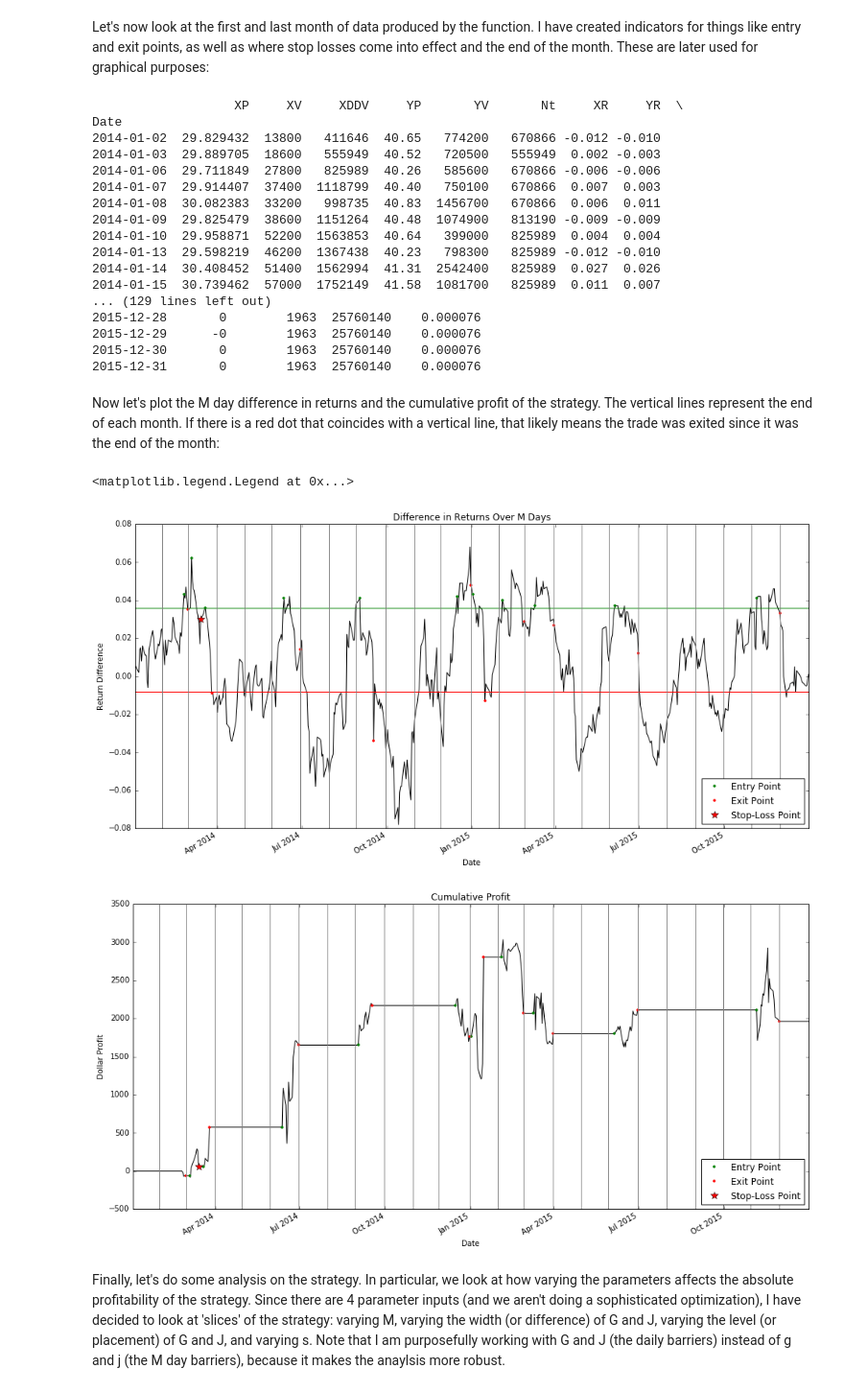
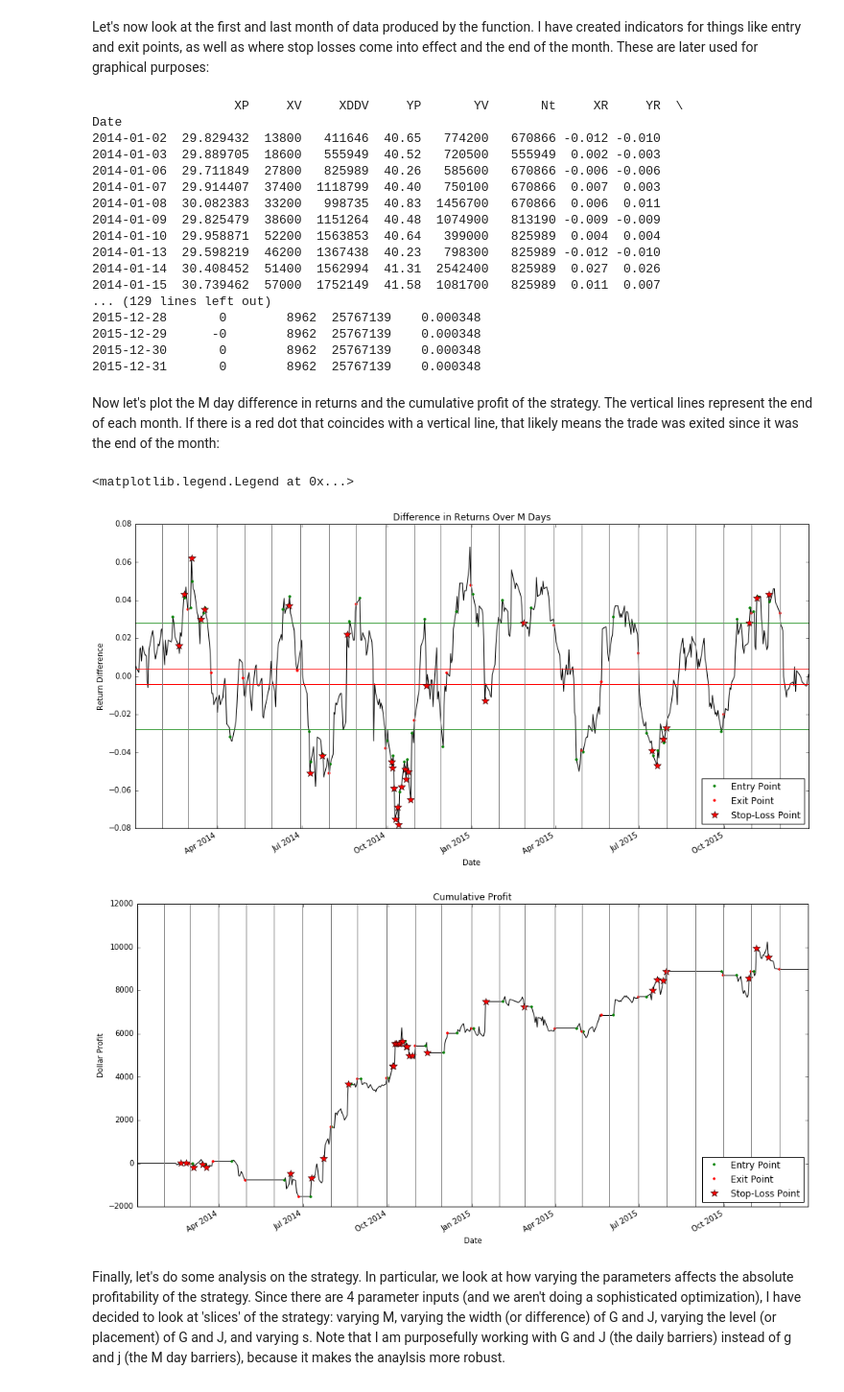
Before and after one commit to mbeven/FINM_2016_SPRING, a Jupyter notebook: FINM 33150/HW2/Michael_Beven_HW2.ipynb, the cells around one changed output. Shown at 96% size. Cells and saved outputs as stored; diff of their text form; code cells hidden in the pictures.

```diff
--- a/FINM 33150/HW2/Michael_Beven_HW2.ipynb
+++ b/FINM 33150/HW2/Michael_Beven_HW2.ipynb
@@ -47,11 +47,8 @@ def strat(M,g,j,s,X_code,Y_code,X_close,X_volume,Y_close,Y_volume):
   ############################################################################
 
   # grab data using Quandl
-  raw_data = Quandl.get(list((X_code,Y_code)),
-      authtoken="v21snmSix9KyXBWc1RkF",
-      trim_start="2013-12-02",
-      trim_end="2015-12-31",
-      returns="pandas")
+  raw_data = Quandl.get(list((X_code,Y_code)),authtoken="v21snmSix9KyXBWc1RkF",
+      trim_start="2013-12-02",trim_end="2015-12-31",returns="pandas")
 
   # take a subset of columns of the close data and volume (volume needed for daily
   # dollar volume)
@@ -102,8 +99,8 @@ def strat(M,g,j,s,X_code,Y_code,X_close,X_volume,Y_close,Y_volume):
   Signal.columns = ['Signal']
 
   # beginning January 1 2014, start generating signals based on g/j
-  Signal.Signal[df.DeltaM > g] = 1 # should be entering or maintaining trade
-  Signal.Signal[df.DeltaM < j] = -1 # should be exiting or out of trade
+  Signal.Signal[np.abs(df.DeltaM) > g] = 1 # should be entering or maintaining trade
+  Signal.Signal[np.abs(df.DeltaM) < j] = -1 # should be exiting or out of trade
 
   # account for exiting trades at the end of each month
   # create empty data frame
@@ -151,12 +148,15 @@ def strat(M,g,j,s,X_code,Y_code,X_close,X_volume,Y_close,Y_volume):
   Stop.columns = ['Stop']
   # mark if the simulation experiences a day such that the present position value
   # has lost more than a proportion s. Update Stop column and Signal column
-  Stop.Stop[(GTC.GTC != 0) & (GTC.GTC*s*-1>np.round(Signal.Signal*df.Nt/100,0).shift(1)*-df.Delta)] = 1
-  Signal.Signal[(GTC.GTC != 0) & (GTC.GTC*s*-1>np.round(Signal.Signal*df.Nt/100,0).shift(1)*-df.Delta)] = 0
+  Stop.Stop[(DeltaM.DeltaM > j) & (GTC.GTC != 0) & (GTC.GTC*s*-1>np.round(Signal.Signal*df.Nt/100,0).shift(1)*-df.Delta)] = 1
+  Signal.Signal[(DeltaM.DeltaM > j) & (GTC.GTC != 0) & (GTC.GTC*s*-1>np.round(Signal.Signal*df.Nt/100,0).shift(1)*-df.Delta)] = 0
+  Stop.Stop[(DeltaM.DeltaM < j) & (GTC.GTC != 0) & (GTC.GTC*s*-1>np.round(Signal.Signal*df.Nt/100,0).shift(1)*df.Delta)] = 1
+  Signal.Signal[(DeltaM.DeltaM < j) & (GTC.GTC != 0) & (GTC.GTC*s*-1>np.round(Signal.Signal*df.Nt/100,0).shift(1)*df.Delta)] = 0
+
 
   # roll forward the stop until DeltaM is above g again
   for i in range(1,len(df)):
-    if ((Stop.Stop[i-1]==1) | (Signal.Signal[i-1]==-1)) & (df.DeltaM[i] < g):
+    if ((Stop.Stop[i-1]==1) | (Signal.Signal[i-1]==-1)) & (np.abs(df.DeltaM[i]) < g):
         Signal.Signal[i] = -1
         Stop.Stop[i] = 0
   Signal.Signal[Signal.Signal == -1] = 0 # represent exiting trades with 0 instead of -1
@@ -181,9 +181,15 @@ def strat(M,g,j,s,X_code,Y_code,X_close,X_volume,Y_close,Y_volume):
   # the dollar profit(loss) is going to be the next day after the  trade has been
   # entered.  this profit amount will be the difference in returns of X and Y
   # times the trade size
-  Profit = pd.DataFrame(Size.Size.shift(1)*(-df.Delta)) # dollar profit(loss)
+  Profit = pd.DataFrame(np.zeros((len(df),1)))
+  Profit = Profit.set_index(df.index)
+  Profit.columns = ['Profit']
+  for i in range(1,len(df)):
+      if DeltaM.DeltaM[i] > j:
+          Profit.Profit[i] = Size.Size[i-1]*(-df.Delta[i])
+      if DeltaM.DeltaM[i] < j:
+          Profit.Profit[i] = Size.Size[i-1]*(df.Delta[i])
   Profit.ix[0] = 0 # can't calculate profit for the first day
-  Profit.columns = ['Profit']
   Cum_Profit = pd.DataFrame(np.cumsum(Profit.Profit)) #cumulative profit
   Cum_Profit.columns = ['Cum_Profit']
   # capital - the capital available grows(shrinks) on a daily basis, based on
@@ -205,9 +211,9 @@ Now that the function is complete, we can look at the table that it outputs.  As
 # %%
 # output
 M = 20
-G = 0.0018
-J = -0.0004
-s = 0.00015
+G = 0.0014
+J = 0.0002
+s = 0.00009
 X_code = 'EOD/XSD'
 Y_code = 'EOD/SMH'
 X_close = 'EOD.XSD - Adj_Close'
@@ -236,10 +242,10 @@ Date
 2014-01-14  30.408452  51400  1562994  41.31  2542400   825989  0.027  0.026
 2014-01-15  30.739462  57000  1752149  41.58  1081700   825989  0.011  0.007
 ... (129 lines left out)
-2015-12-28       0        1963  25760140    0.000076
-2015-12-29      -0        1963  25760140    0.000076
-2015-12-30       0        1963  25760140    0.000076
-2015-12-31       0        1963  25760140    0.000076
+2015-12-28       0        8962  25767139    0.000348
+2015-12-29      -0        8962  25767139    0.000348
+2015-12-30       0        8962  25767139    0.000348
+2015-12-31       0        8962  25767139    0.000348
 # %% [markdown]
 Now let's plot the M day difference in returns and the cumulative profit of the strategy.  The vertical lines represent the end of each month.  If there is a red dot that coincides with a vertical line, that likely means the trade was exited since it was the end of the month:
 # %%
@@ -250,6 +256,8 @@ plt.ylabel('Return Difference')
 df.DeltaM.plot(color='black')
 plt.axhline(y=G*M,color='green')
 plt.axhline(y=J*M,color='red')
+plt.axhline(y=-G*M,color='green')
+plt.axhline(y=-J*M,color='red')
 Entry_Pts = pd.DataFrame(df.Entry*df.DeltaM)
 Entry_Pts = Entry_Pts[Entry_Pts != 0]
 Exit_Pts = pd.DataFrame(df.Exit*df.DeltaM)
@@ -259,35 +267,35 @@ Stop_Pts = Stop_Pts[Stop_Pts != 0]
 p1, = plt.plot(Entry_Pts,'g.')
 p2, = plt.plot(Exit_Pts,'r.')
 p3, = plt.plot(Stop_Pts,'r*',ms=10)
 for i in range(0,len(df)):
     if df.EOM[i] == 1:
         plt.axvline(x=df.index[i],color='grey')
 plt.legend([p1,p2,p3],['Entry Point','Exit Point','Stop-Loss Point'],
            numpoints=1,loc='lower right')
 
 # plot cumulative profit
 plt.figure(2,figsize=(16,8))
 plt.title('Cumulative Profit')
 plt.ylabel('Dollar Profit')
 df.Cum_Profit.plot(color='black')
 Entry_Pts = pd.DataFrame(df.Entry*df.Cum_Profit)
 Entry_Pts = Entry_Pts[Entry_Pts != 0]
 Exit_Pts = pd.DataFrame(df.Exit*df.Cum_Profit)
 Exit_Pts = Exit_Pts[Exit_Pts != 0]
 Stop_Pts = pd.DataFrame(df.Stop*df.Cum_Profit)
 Stop_Pts = Stop_Pts[Stop_Pts != 0]
 p1, = plt.plot(Entry_Pts,'g.')
 p2, = plt.plot(Exit_Pts,'r.')
 p3, = plt.plot(Stop_Pts,'r*',ms=10)
 for i in range(0,len(df)):
     if df.EOM[i] == 1:
         plt.axvline(x=df.index[i],color='grey')
 plt.legend([p1,p2,p3],['Entry Point','Exit Point','Stop-Loss Point'],
            numpoints=1,loc='lower right')
 # %% [output]
 <matplotlib.legend.Legend at 0x...>
-[figure, old version]
+[figure, new version]
-[figure, old version]
+[figure, new version]
 # %% [markdown]
 Finally, let's do some analysis on the strategy.  In particular, we look at how varying the parameters affects the absolute profitability of the strategy.  Since there are 4 parameter inputs (and we aren't doing a sophisticated optimization), I have decided to look at 'slices' of the strategy: varying M, varying the width (or difference) of G and J, varying the level (or placement) of G and J, and varying s.  Note that I am purposefully working with G and J (the daily barriers) instead of g and j (the M day barriers), because it makes the anaylsis more robust.
 # %%
```
Also changed, not shown: parts of 10 cells of this notebook, 1 other file.
